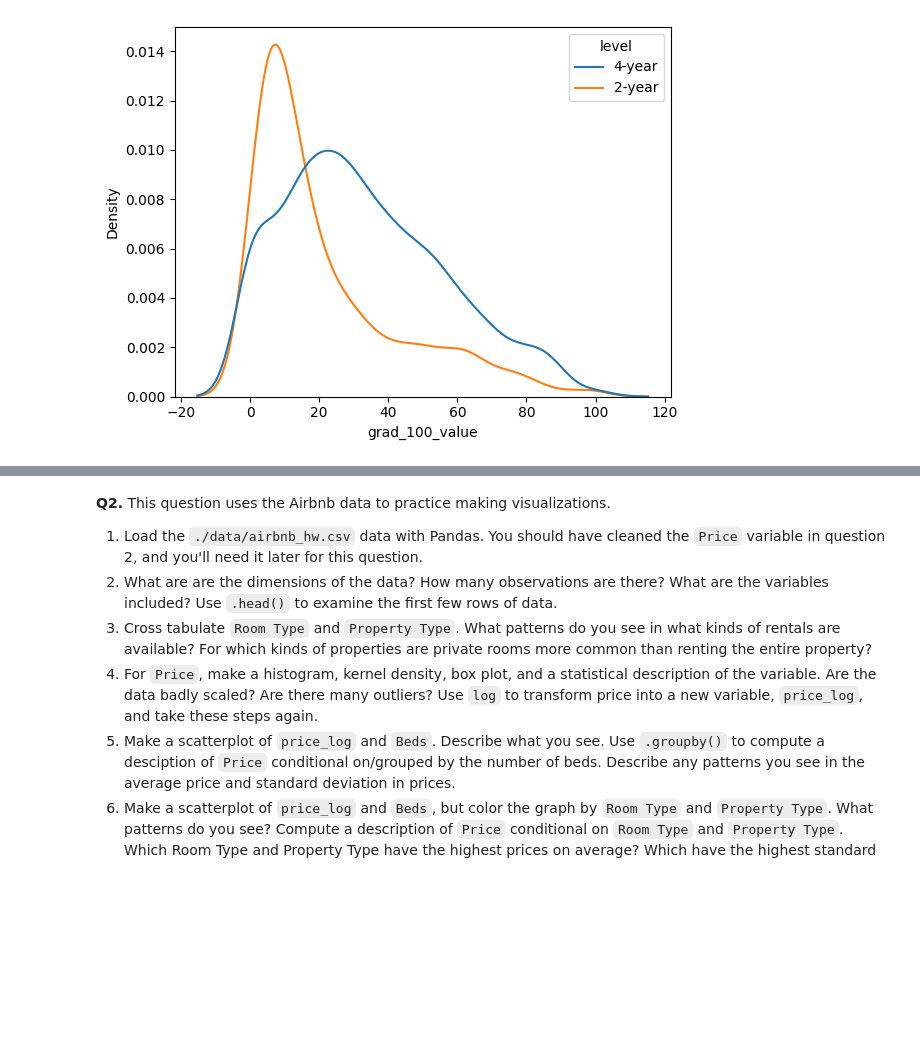
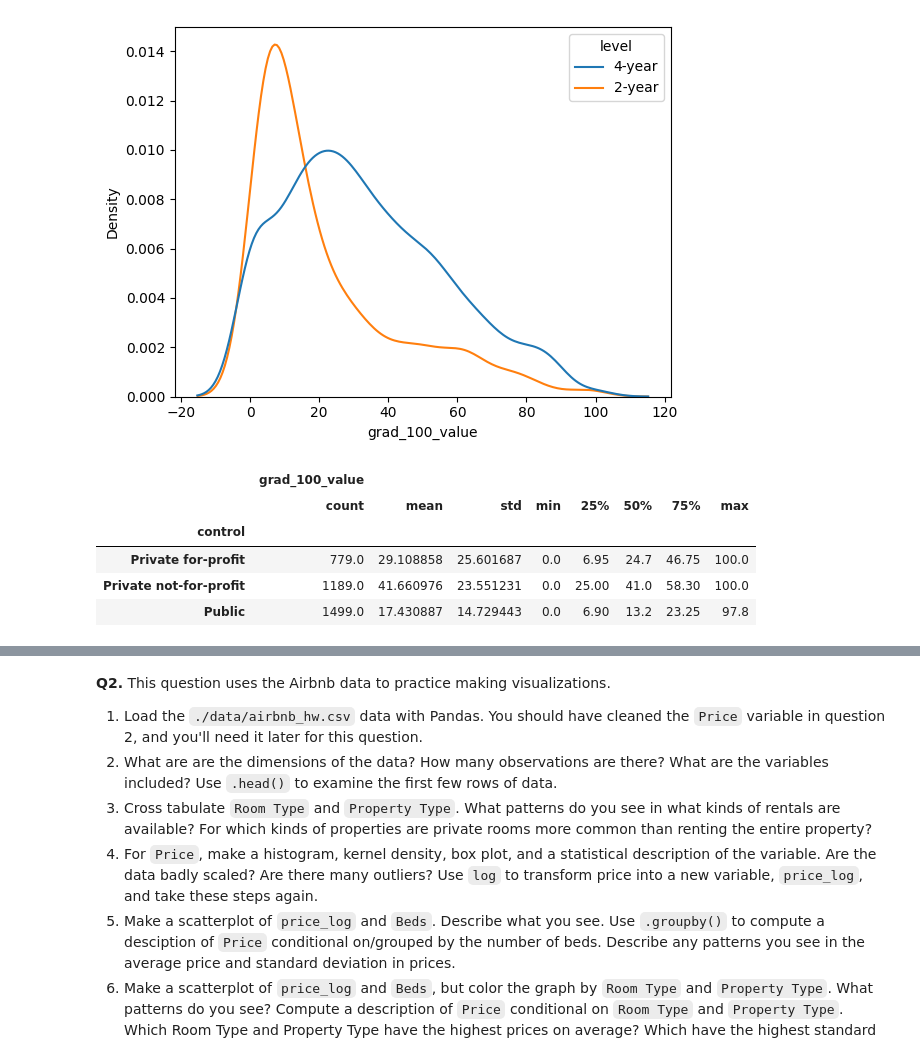
Before and after one commit to Catherine-Nguyen88/visualization, a Jupyter notebook: assignment/assignment.ipynb, the cells around one changed output, grey strips where cells are left out. Drawn from its saved outputs; the diff is of its cells as text; code cells hidden in the pictures; blank space fills up the shorter version.

```diff
--- a/assignment/assignment.ipynb
+++ b/assignment/assignment.ipynb
@@ -120,3 +120,12 @@ sns.kdeplot(data=college, x = college['grad_100_value'], hue = 'level')
 # %% [output]
 <Axes: xlabel='grad_100_value', ylabel='Density'>
 [figure]
+# %%
+college.loc[:,['grad_100_value','control']].groupby('control').describe()
+# %% [output]
+|  | grad_100_value |  |  |  |  |  |  |  |
+|  | count | mean | std | min | 25% | 50% | 75% | max |
+| control |  |  |  |  |  |  |  |  |
+| Private for-profit | 779.0 | 29.108858 | 25.601687 | 0.0 | 6.95 | 24.7 | 46.75 | 100.0 |
+| Private not-for-profit | 1189.0 | 41.660976 | 23.551231 | 0.0 | 25.00 | 41.0 | 58.30 | 100.0 |
+| Public | 1499.0 | 17.430887 | 14.729443 | 0.0 | 6.90 | 13.2 | 23.25 | 97.8 |
```
Also changed, not shown: parts of 4 cells of this notebook.
